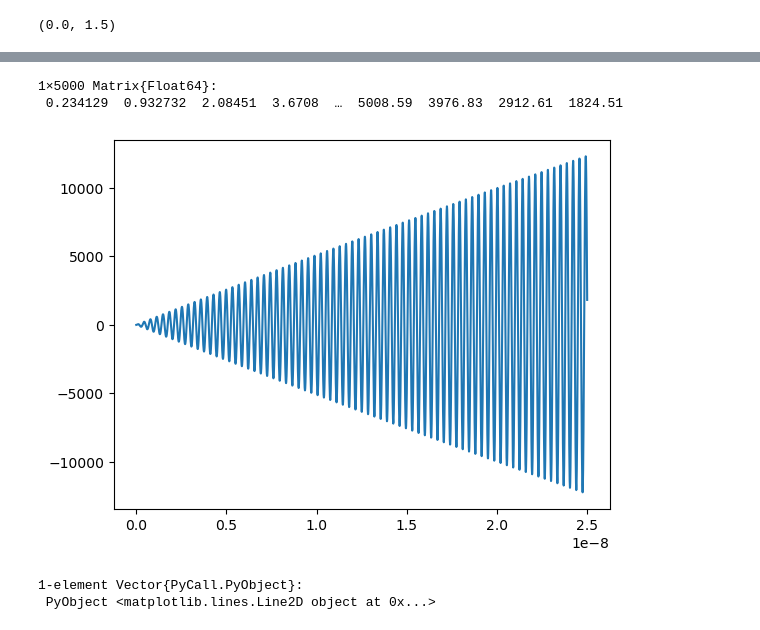
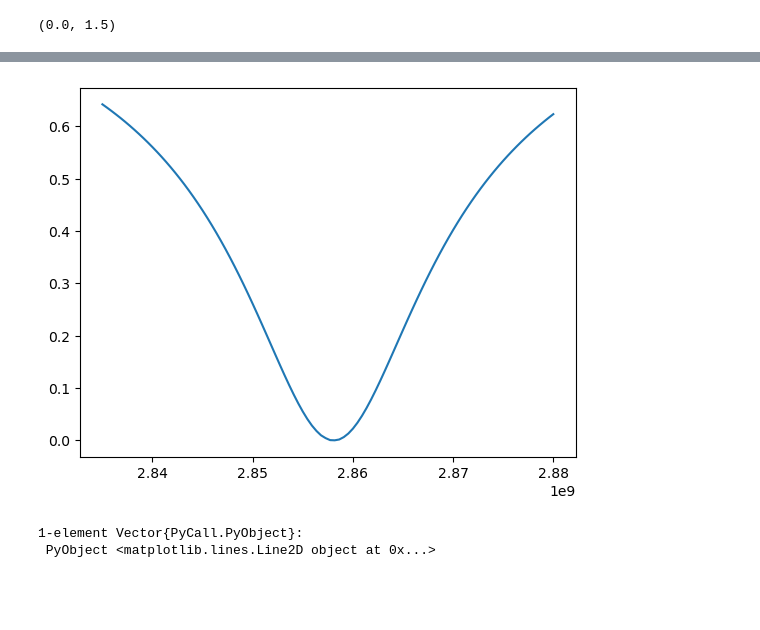
Before and after one commit to bchaber/iskra, a Jupyter notebook: klystron.ipynb, the cells around one changed output, grey strips where cells are left out. Cells and saved outputs as stored; diff of their text form; code cells hidden in the pictures; blank space fills up the shorter version.

Commit message:
Working RLC cavity model in ACME

```diff
--- a/klystron.ipynb
+++ b/klystron.ipynb
@@ -300,37 +302,41 @@ using ACME
-# %%
-circuit = let
-    ω0 = 2π * 2860MHz
-    RoverQ = 58.2
-    L = RoverQ / ω0
-    C = 1.0 / RoverQ * 1.0 / ω0
-    R = RoverQ * (2000.0 + 175.0)
-
-    cavity = @circuit begin
-        v = voltageprobe()
-        i = currentsource()
-        r = resistor(R)
-        c = capacitor(C)
-        l = inductor(L)
-        i[+] == r[1] == l[1] == c[1]
-        i[-] == r[2] == l[2] == c[2]
-        i[+] == v[+]
-        i[-] == v[-] == gnd
-    end
-end
-
-model = DiscreteModel(circuit, Δt)
-t = [Δt * i for i=1:ts]
-x = zeros(1, ts)
-x[1, :] .= [1sin(2π * 2860MHz * t[i]) for i=1:ts]
-y = run!(model, x)
-# %% [output]
-1×5000 Matrix{Float64}:
- 0.234129  0.932732  2.08451  3.6708  …  5008.59  3976.83  2912.61  1824.51
-# %%
-#plot(t, 1000x[1,:])
-plot(t, vec(y))
-#xlim((0.0, 10e-9))
-# %% [output]
-[figure, removed]
-1-element Vector{PyCall.PyObject}:
- PyObject <matplotlib.lines.Line2D object at 0x...>
+# %%
+T = 900_000
+circuit = let
+    ω0 = 2π * 2860MHz
+    RoverQ = 58.2
+    L = RoverQ / ω0
+    C = 1.0 / RoverQ * 1.0 / ω0
+    Q = 1.0 / (1.0 / 2000.0 + 1.0 / 175.0)
+    R = RoverQ * Q
+    cavity = @circuit begin
+        u = voltageprobe()
+        i = currentsource()
+        r = resistor(R)
+        c = capacitor(C)
+        l = inductor(L)
+        i[+] == r[1] == l[1] == c[1]
+        i[-] == r[2] == l[2] == c[2]
+        i[+] == u[+]
+        i[-] == u[-] == gnd
+    end
+end
+
+
+freq = range(2835MHz, 2880MHz, length=100)
+outp = similar(freq)
+
+x = zeros(1, T)
+t = [Δt * i for i=1:T]
+
+for j=1:100
+    model = DiscreteModel(circuit, Δt)
+    x[1, :] .= [1sin(2π * freq[j] * t[i]) for i=1:T]
+    y = run!(model, x)
+    outp[j] = abs(maximum(y[T-1000:T]))
+end
+# %%
+plot(freq, 1.0 .- outp ./ maximum(outp))
+# %% [output]
+[figure, added]
+1-element Vector{PyCall.PyObject}:
+ PyObject <matplotlib.lines.Line2D object at 0x...>
```
Also changed, not shown: parts of 4 cells of this notebook.
